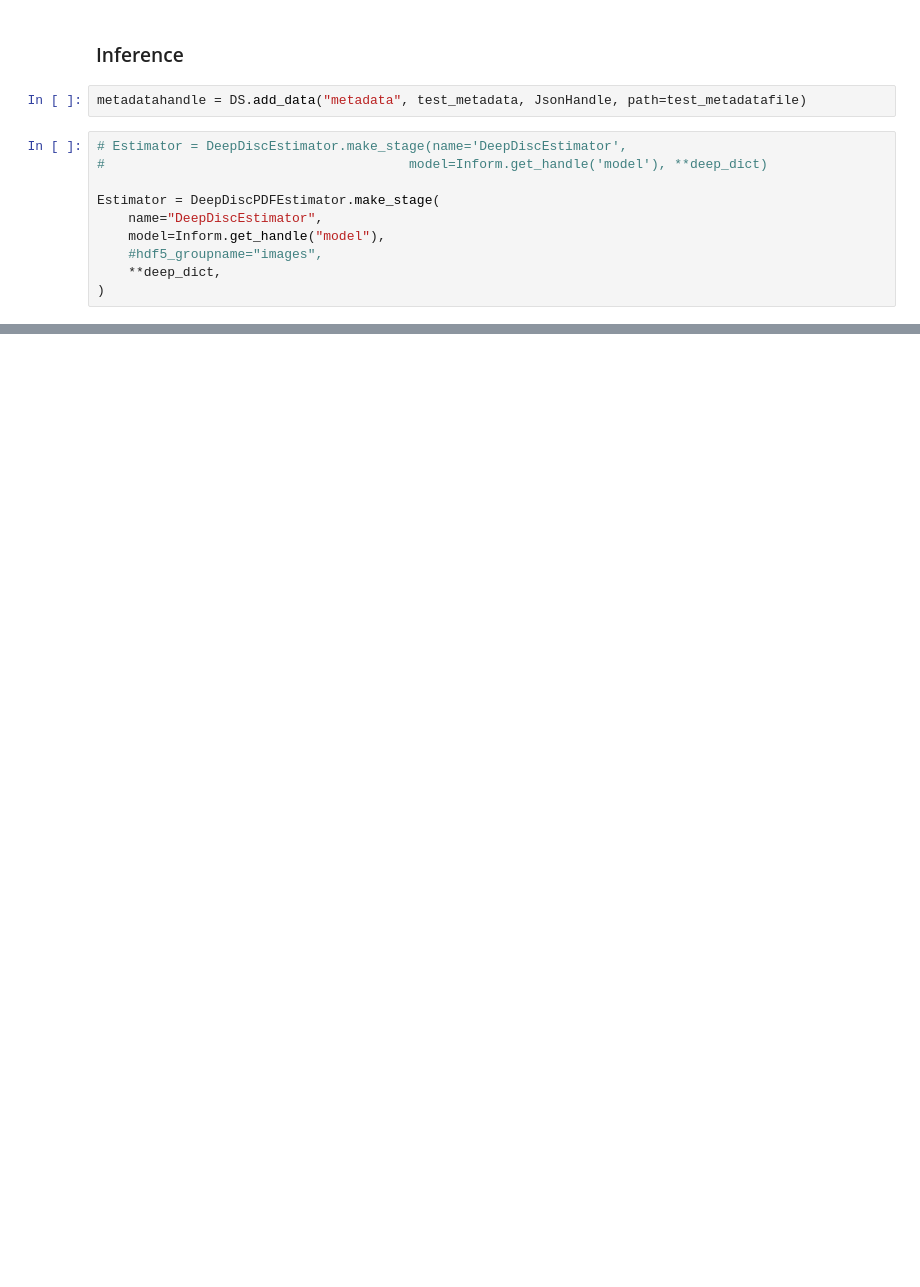
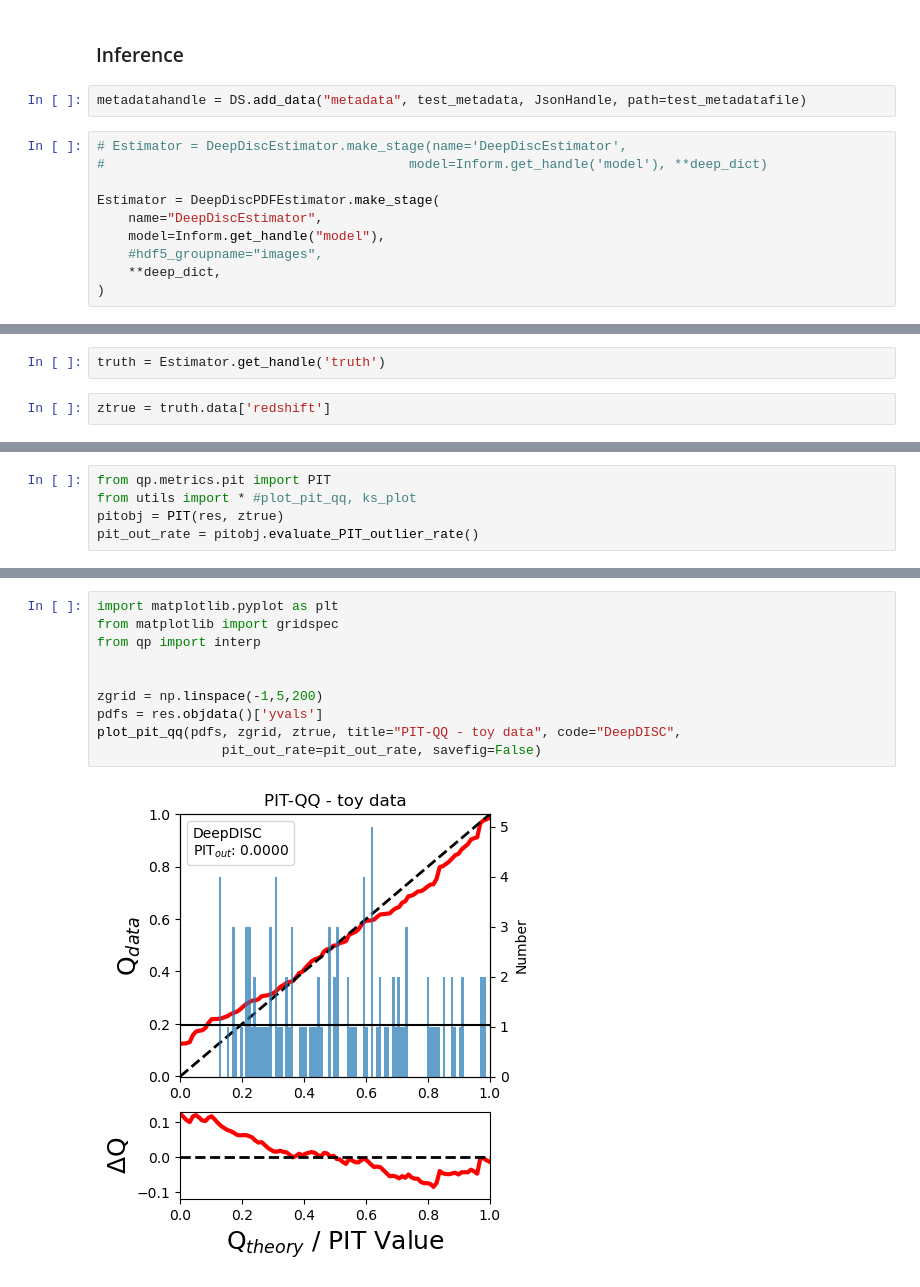
Before and after one commit to LSSTDESC/rail_deepdisc, a Jupyter notebook: rail_wrap_test.ipynb, the cells around one changed output, grey strips where cells are left out. Cells and saved outputs as stored; diff of their text form; blank space fills up the shorter version.

```diff
--- a/rail_wrap_test.ipynb
+++ b/rail_wrap_test.ipynb
@@ -197,0 +201,4 @@ NameError: name 'results' is not defined
+# %%
+truth = Estimator.get_handle('truth')
+# %%
+ztrue = truth.data['redshift']
@@ -197,0 +241,5 @@ NameError: name 'results' is not defined
+# %%
+from qp.metrics.pit import PIT
+from utils import * #plot_pit_qq, ks_plot
+pitobj = PIT(res, ztrue)
+pit_out_rate = pitobj.evaluate_PIT_outlier_rate()
@@ -197,0 +468,12 @@ NameError: name 'results' is not defined
+# %%
+import matplotlib.pyplot as plt
+from matplotlib import gridspec
+from qp import interp
+
+
+zgrid = np.linspace(-1,5,200)
+pdfs = res.objdata()['yvals']
+plot_pit_qq(pdfs, zgrid, ztrue, title="PIT-QQ - toy data", code="DeepDISC",
+                pit_out_rate=pit_out_rate, savefig=False)
+# %% [output]
+[figure, added]
```
Also changed, not shown: parts of 11 cells of this notebook, 1 other file.
